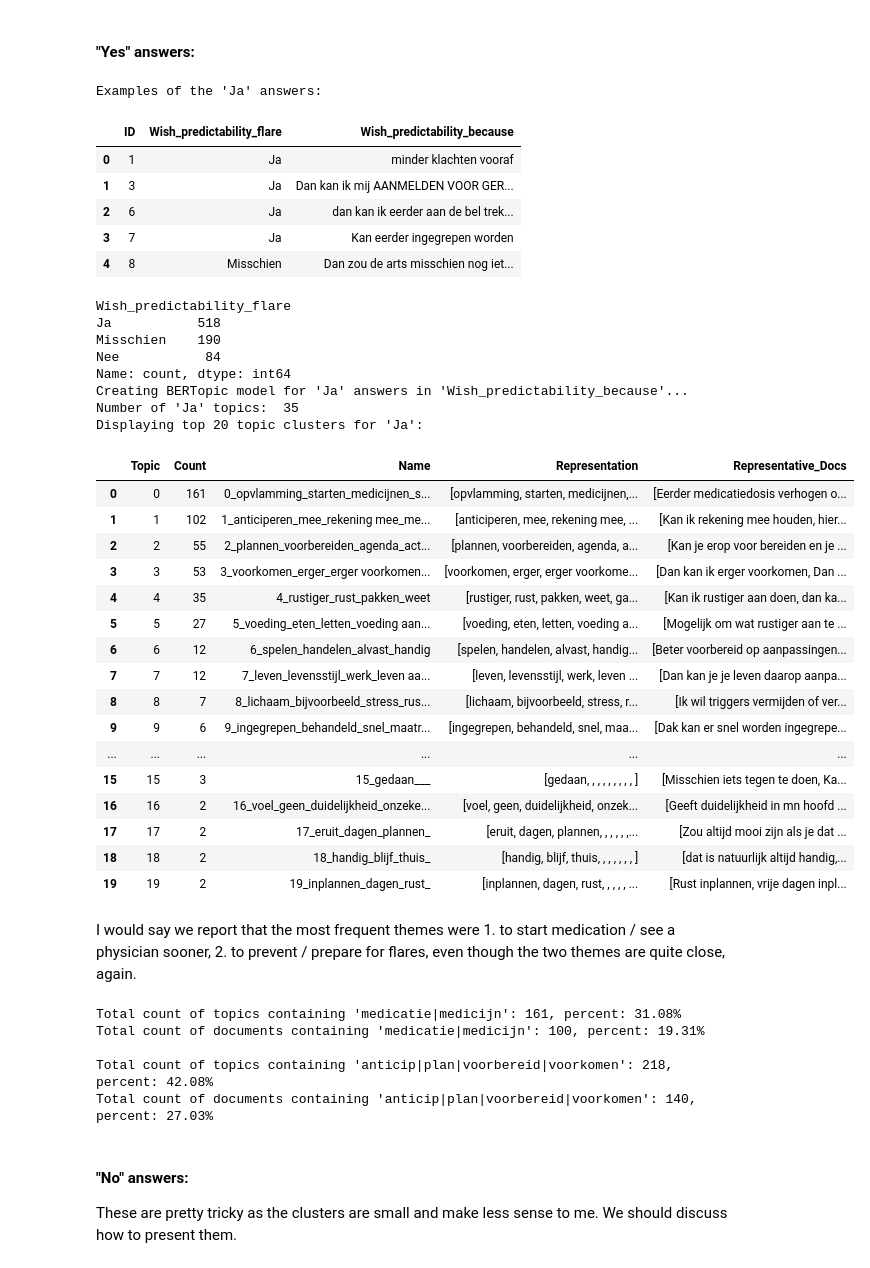
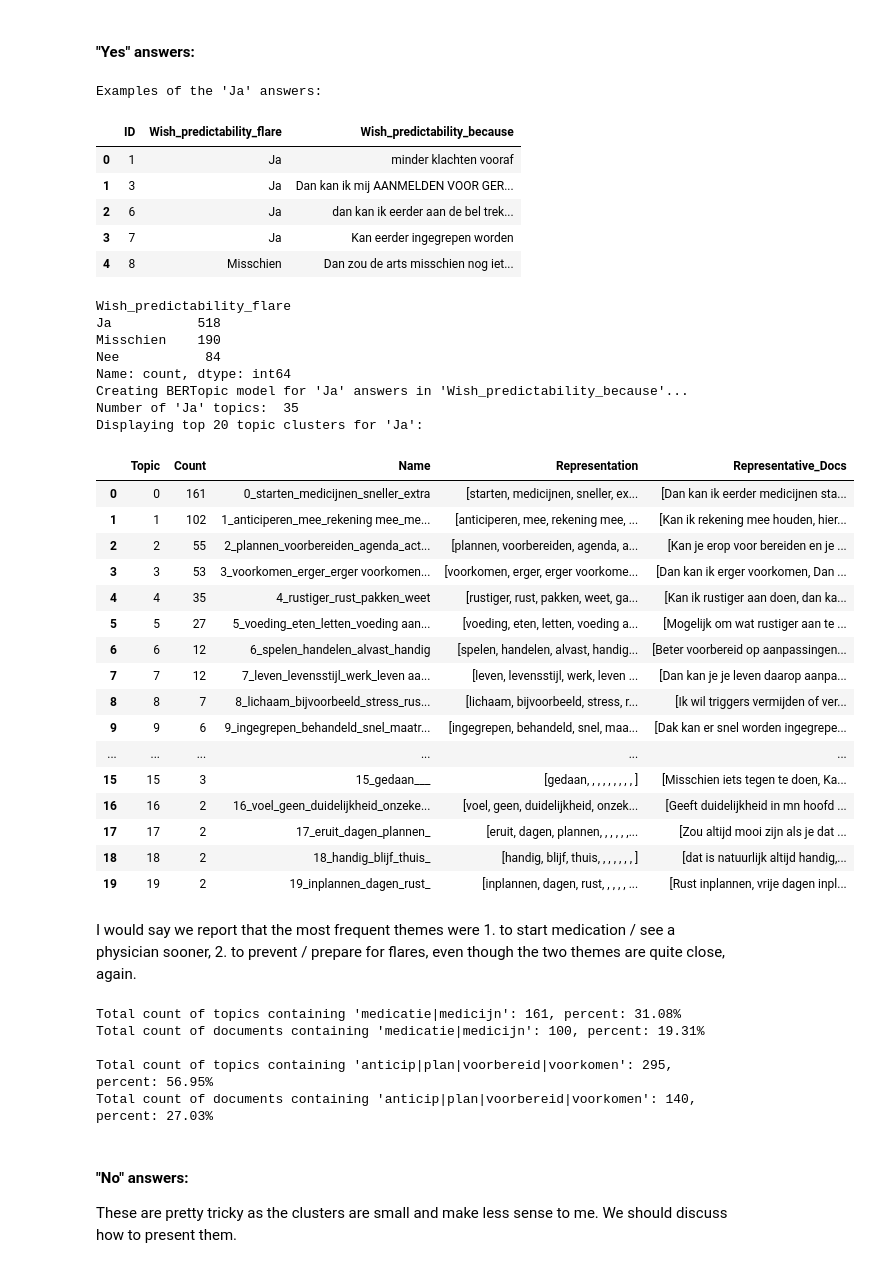
Before and after one commit to zhang-jiaxu/IBDigitalNLP, a Jupyter notebook: open_question_analysis.ipynb, the cells around one changed output. Drawn from its saved outputs; the diff is of its cells as text; code cells hidden in the pictures.

```diff
--- a/open_question_analysis.ipynb
+++ b/open_question_analysis.ipynb
@@ -161,14 +164,14 @@ topic_model_reason_flare = BERTopic(verbose=False)
 # no UMAP applied
 topic_model_reason_flare.umap_model = BaseDimensionalityReduction()
 # Agglomerative Clustering with distance threshold
-topic_model_reason_flare.hdbscan_model = AgglomerativeClustering(n_clusters=None, distance_threshold=0.65, metric='cosine', linkage='average')
+topic_model_reason_flare.hdbscan_model = AgglomerativeClustering(n_clusters=None, distance_threshold=0.5, metric='cosine', linkage='average')
 # CountVectorizer with custom stopwords
 topic_model_reason_flare.vectorizer_model = CountVectorizer(stop_words=stopwords, min_df=2, ngram_range=(1,2))
 
 # fit and transform
 topics_reason_flare, probs_reason_flare = topic_model_reason_flare.fit_transform(documents_reason_flare, embeddings=emb_reason_flare)
 pd.set_option('display.max_colwidth', None)
-pd.set_option('display.max_rows', 20)
+pd.set_option('display.max_rows', 70)
 print("Total number of 'Reason_flare' topics: ", len(topic_model_reason_flare.get_topic_info()))
 print("Displaying top 20 topic clusters for 'Reason_flare':")
 topic_model_reason_flare.get_topic_info().head(20)
@@ -274,34 +280,36 @@ topic_model_pred_flare_jas = BERTopic(verbose=False)
 # no UMAP applied
 topic_model_pred_flare_jas.umap_model = BaseDimensionalityReduction()
 # Agglomerative Clustering with distance threshold
 topic_model_pred_flare_jas.hdbscan_model = AgglomerativeClustering(n_clusters=None, distance_threshold=0.65, metric='cosine', linkage='average')
 # CountVectorizer with custom stopwords
+stopwords.append("opvlamming")
 topic_model_pred_flare_jas.vectorizer_model = CountVectorizer(stop_words=stopwords, min_df=2, ngram_range=(1,2))
 # fit and transform
 topics_reason_flare_jas, probs_reason_flare_jas = topic_model_pred_flare_jas.fit_transform(docs_jas, embeddings=emb_flare_pred_jas)
 pd.set_option('display.max_colwidth', None)
 pd.set_option('display.max_rows', 20)
 print("Number of 'Ja' topics: ", len(topic_model_pred_flare_jas.get_topic_info()))
 print("Displaying top 20 topic clusters for 'Ja':")
 topic_model_pred_flare_jas.get_topic_info().head(20)
+# skil reporting the percentage, use examples
 # %% [output]
 Examples of the 'Ja' answers:
 |  | ID | Wish_predictability_flare | Wish_predictability_because |
 | 0 | 1 | Ja | minder klachten vooraf |
 | 1 | 3 | Ja | Dan kan ik mij AANMELDEN VOOR GER... |
 | 2 | 6 | Ja | dan kan ik eerder aan de bel trek... |
 | 3 | 7 | Ja | Kan eerder ingegrepen worden |
 | 4 | 8 | Misschien | Dan zou de arts misschien nog iet... |
 Wish_predictability_flare
 Ja           518
 Misschien    190
 Nee           84
 Name: count, dtype: int64
 Creating BERTopic model for 'Ja' answers in 'Wish_predictability_because'...
 Number of 'Ja' topics:  35
 Displaying top 20 topic clusters for 'Ja':
 |  | Topic | Count | Name | Representation | Representative_Docs |
-| 0 | 0 | 161 | 0_opvlamming_starten_medicijnen_s... | [opvlamming, starten, medicijnen,... | [Eerder medicatiedosis verhogen o... |
+| 0 | 0 | 161 | 0_starten_medicijnen_sneller_extra | [starten, medicijnen, sneller, ex... | [Dan kan ik eerder medicijnen sta... |
 | 1 | 1 | 102 | 1_anticiperen_mee_rekening mee_me... | [anticiperen, mee, rekening mee, ... | [Kan ik rekening mee houden, hier... |
 | 2 | 2 | 55 | 2_plannen_voorbereiden_agenda_act... | [plannen, voorbereiden, agenda, a... | [Kan je erop voor bereiden en je ... |
 | 3 | 3 | 53 | 3_voorkomen_erger_erger voorkomen... | [voorkomen, erger, erger voorkome... | [Dan kan ik erger voorkomen, Dan ... |
@@ -325,7 +333,7 @@ topic_info = topic_model_pred_flare_jas.get_topic_info()
 word_patterns = [r"medicatie|medicijn", r"anticip|plan|voorbereid|voorkomen"]
 topic_info["Representation"] = topic_info["Representation"].astype(str).str.strip("[]").str.replace("'", "").str.replace(", ", "_")
 for word_pattern in word_patterns:
-    topic_count = topic_info[topic_info['Name'].str.contains(word_pattern, case=False, regex=True)]['Count'].sum()
+    topic_count = topic_info[topic_info['Representation'].str.contains(word_pattern, case=False, regex=True)]['Count'].sum()
     # alternatively, count the number of documents containing the word pattern
     docu_count = sum(1 for doc in docs_jas if pd.Series(doc).str.contains(word_pattern, case=False, regex=True).any())
     print(f"Total count of topics containing '{word_pattern}': {topic_count}, percent: {topic_count / len(docs_jas) * 100:.2f}%")
@@ -334,7 +342,7 @@ for word_pattern in word_patterns:
 Total count of topics containing 'medicatie|medicijn': 161, percent: 31.08%
 Total count of documents containing 'medicatie|medicijn': 100, percent: 19.31%
 
-Total count of topics containing 'anticip|plan|voorbereid|voorkomen': 218, percent: 42.08%
+Total count of topics containing 'anticip|plan|voorbereid|voorkomen': 295, percent: 56.95%
 Total count of documents containing 'anticip|plan|voorbereid|voorkomen': 140, percent: 27.03%
 # %% [markdown]
 #### "No" answers:
```
Also changed, not shown: parts of 5 cells of this notebook.
